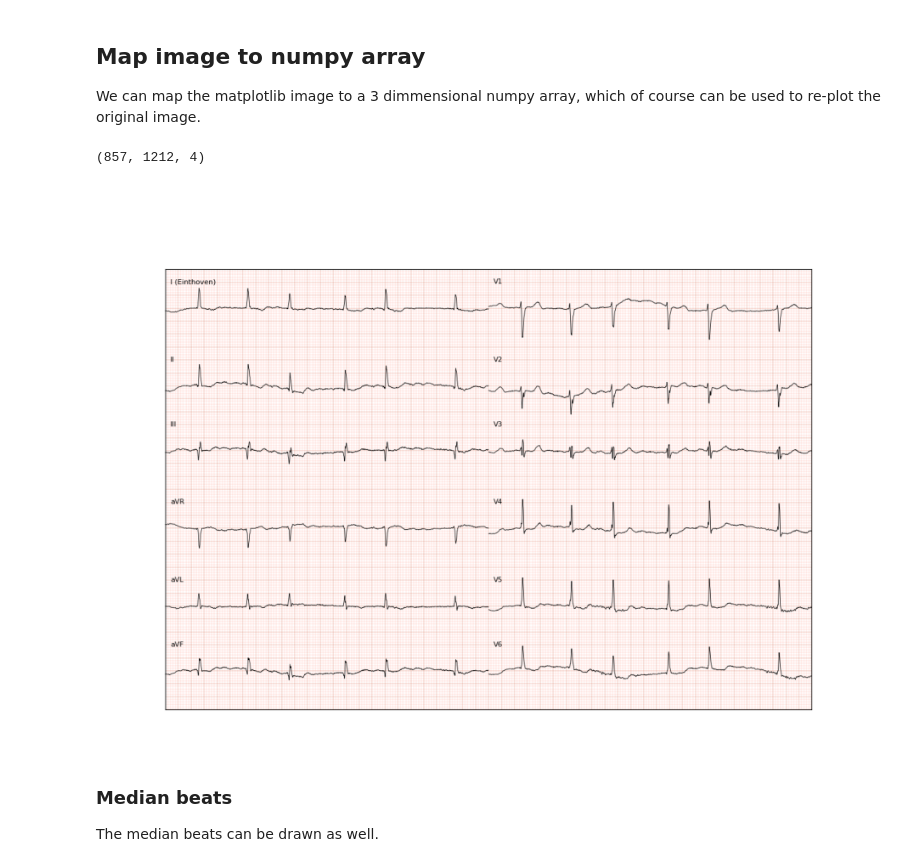
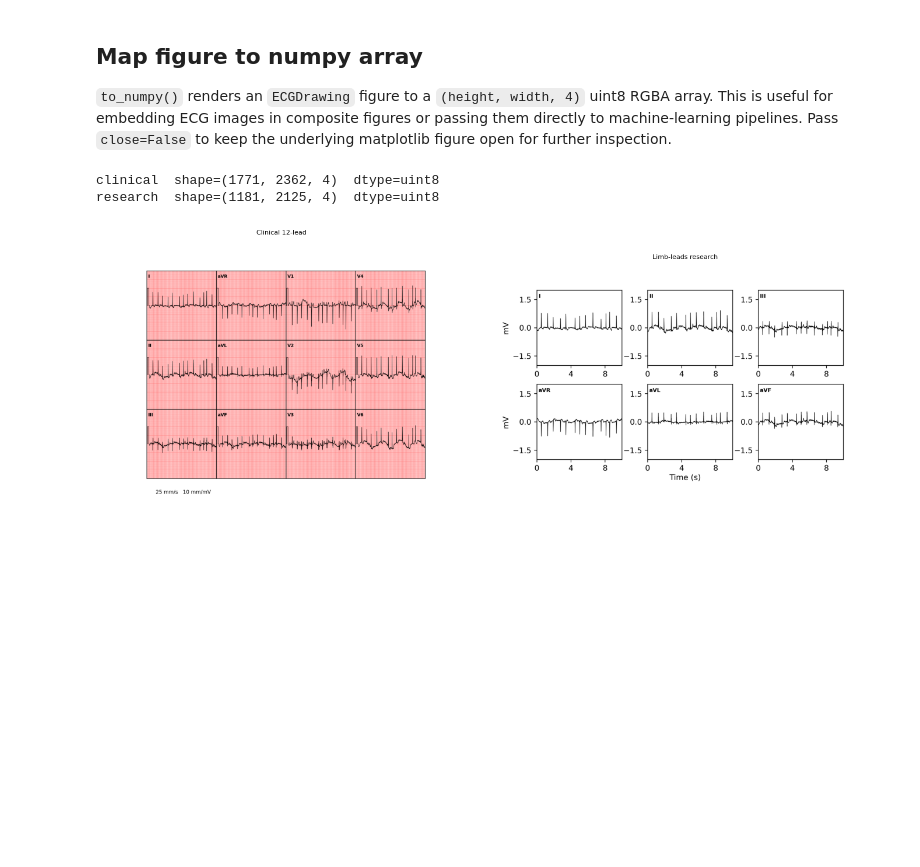
Before and after one commit to afschmidt/ECGProcess, a Jupyter notebook: resources/examples/plot_ecgs.ipynb, the cells around one changed output. Saved outputs shown, nothing was run; the diff lists cells and outputs as text; code cells hidden in the pictures; blank space fills up the shorter version.

```diff
--- a/resources/examples/plot_ecgs.ipynb
+++ b/resources/examples/plot_ecgs.ipynb
@@ -24,0 +131,14 @@ Let's create a traditional ECG image using an ECGReader instance.
+# %%
+# #### build 4-column clinical mapper
+clinical_order = ['I', 'aVR', 'V1', 'V4',
+                  'II', 'aVL', 'V2', 'V5',
+                  'III', 'aVF', 'V3', 'V6']
+available = [lead for lead in clinical_order
+             if reader.WaveForms.get(lead) is not None]
+mapper = {
+    lead: (row, slice(col, col + 1))
+    for i, lead in enumerate(available)
+    for row, col in [divmod(i, 4)]
+}
+print("Leads with data:", available)
+mapper
@@ -44,24 +421,29 @@ artist = ECGDrawing()(ecgreader, add_grid=True, minor_axis=True,
 # %% [markdown]
-## Map image to numpy array
-We can map the matplotlib image to a 3 dimmensional numpy array, which of course can be used to re-plot the original image.
+## Map figure to numpy array
+
+`to_numpy()` renders an `ECGDrawing` figure to a `(height, width, 4)` uint8
+RGBA array. This is useful for embedding ECG images in composite figures or
+passing them directly to machine-learning pipelines. Pass `close=False` to
+keep the underlying matplotlib figure open for further inspection.
 # %%
-arr=artist.to_numpy(crop=False)
-arr.shape
+# #### render two drawings to numpy arrays
+arr_clinical = drawing.to_numpy(close=False)           # canonical 12-lead
+arr_research = drawing_research.to_numpy(close=False)  # limb-leads subset
+print(f"clinical  shape={arr_clinical.shape}  dtype={arr_clinical.dtype}")
+print(f"research  shape={arr_research.shape}  dtype={arr_research.dtype}")
 # %% [output]
-(857, 1212, 4)
+clinical  shape=(1771, 2362, 4)  dtype=uint8
+research  shape=(1181, 2125, 4)  dtype=uint8
 # %%
-fig, ax = plt.subplots()
-ax.set_xlabel('')
-ax.set_ylabel('')
-ax.set_xticks([])
-ax.set_yticks([])
-plt.axis('off')
-
-# plot and re-size
-ax.imshow(arr)
-fig.set_size_inches(11.70, 8.30)
+# #### embed ECG images in a composite matplotlib figure
+fig_comp, axes_comp = plt.subplots(1, 2, figsize=(14, 5))
+axes_comp[0].imshow(arr_clinical)
+axes_comp[0].set_title("Clinical 12-lead", fontsize=8)
+axes_comp[0].axis('off')
+axes_comp[1].imshow(arr_research)
+axes_comp[1].set_title("Limb-leads research", fontsize=8)
+axes_comp[1].axis('off')
+fig_comp.tight_layout()
+plt.show()
 # %% [output]
-[figure, old version]
+[figure, new version]
-# %% [markdown]
-### Median beats
-The median beats can be drawn as well.
```
Also changed, not shown: parts of 25 cells of this notebook, 1 other file.
